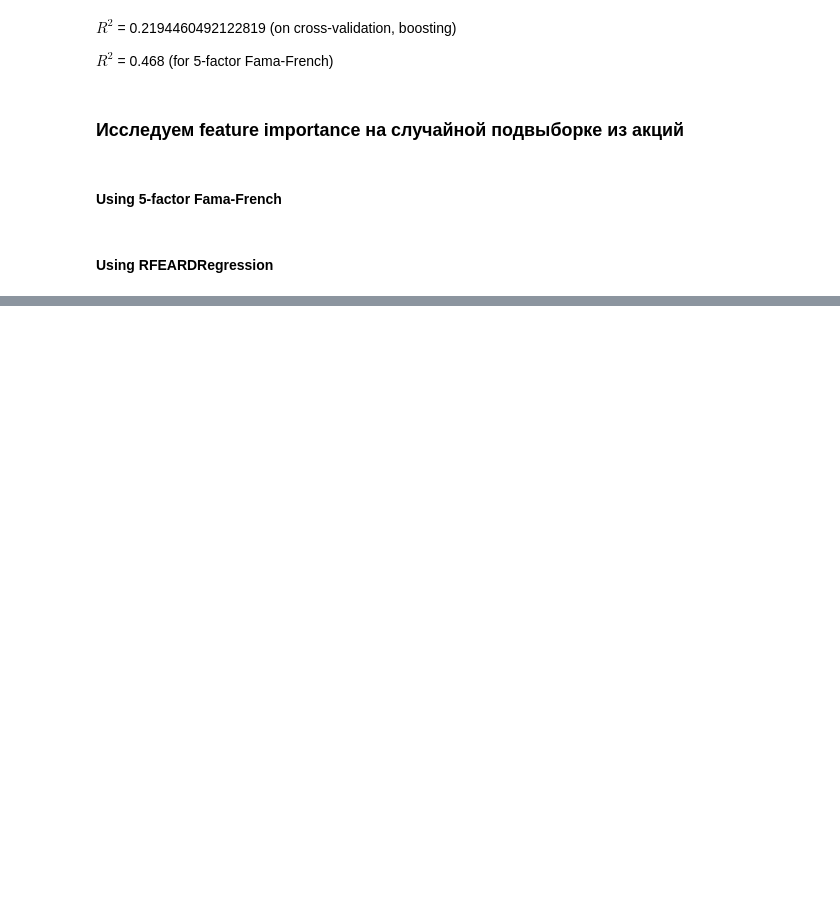
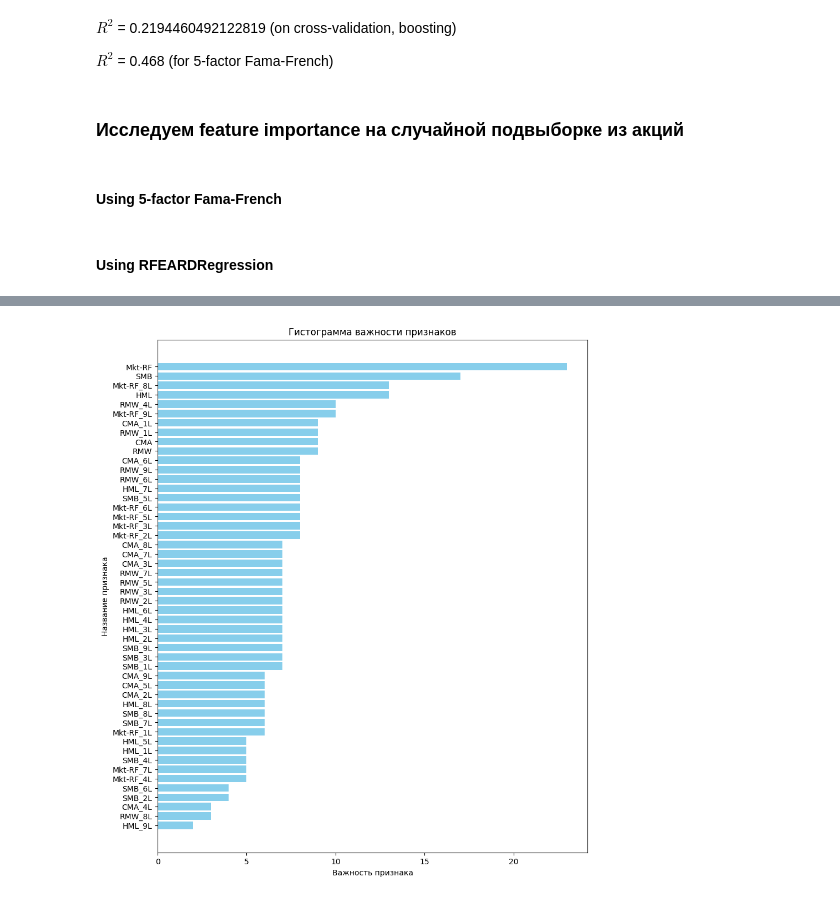
Before and after one commit to NikolaySimakov/Fama-French-models, a Jupyter notebook: research/feature_selection.ipynb, the cells around one changed output, grey strips where cells are left out. Saved outputs shown, nothing was run; the diff lists cells and outputs as text; code cells hidden in the pictures; blank space fills up the shorter version.

```diff
--- a/research/feature_selection.ipynb
+++ b/research/feature_selection.ipynb
@@ -659,13 +693,13 @@ for ticker in random_tickers:
 	study.optimize(objective, n_trials=200)
 	best_params = study.best_params
 	model_gbm = LGBMRegressor(**best_params)
-	model_gbm.fit(X=X_train.loc[:, selected_features], y=y_train)
-	preds = model_gbm.predict(X_test.loc[:, selected_features])
+	model_gbm.fit(X=X_train, y=y_train)
+	preds = model_gbm.predict(X_test)
 
 	cv_score_r2 = cross_val_score(
-		model_gbm, X.loc[:, selected_features], Y, cv=5, scoring='r2')
+		model_gbm, X, Y, cv=5, scoring='r2')
 	cv_score_mse = cross_val_score(
-			model_gbm, X.loc[:, selected_features], Y, cv=5, scoring='neg_mean_squared_error')
+			model_gbm, X, Y, cv=5, scoring='neg_mean_squared_error')
 	scores_dict[ticker] = [cv_score_r2.mean(), np.abs(cv_score_mse.mean())]
 
 	top15features_indexes = model_gbm.feature_importances_.argsort()[-15:]
@@ -786,0 +852,36 @@ d = defaultdict(int)
+# %%
+selected_features = list(X.columns)
+
+res = []
+
+for ticker, fi in top_features_dict.items():
+  mat = np.zeros((15, 50))
+  for i, f in enumerate(selected_features):
+    if f in fi:
+      mat[fi.index(f) - 1][i] += 1
+
+  res.append(mat)
+# %%
+res_mat = np.zeros((15, 50))
+res_vector = []
+
+for mat in res:
+  res_mat += mat
+
+# for row in res_mat:
+#   mx, mx_i = 0, 0
+#   for i in range(len(row)):
+#     if row[i] > mx:
+#       mx = row[i]
+#       mx_i = i
+#   res_vector.append([mx_i, mx])
+
+res_vector = np.zeros(50)
+
+for j in range(15):
+  for i in range(50):
+    res_vector[i] += res_mat[j][i]
+# %%
+plot_feature_importance_custom(dict(zip(selected_features, res_vector)))
+# %% [output]
+[figure, added]
```
Also changed, not shown: parts of 25 cells of this notebook.
